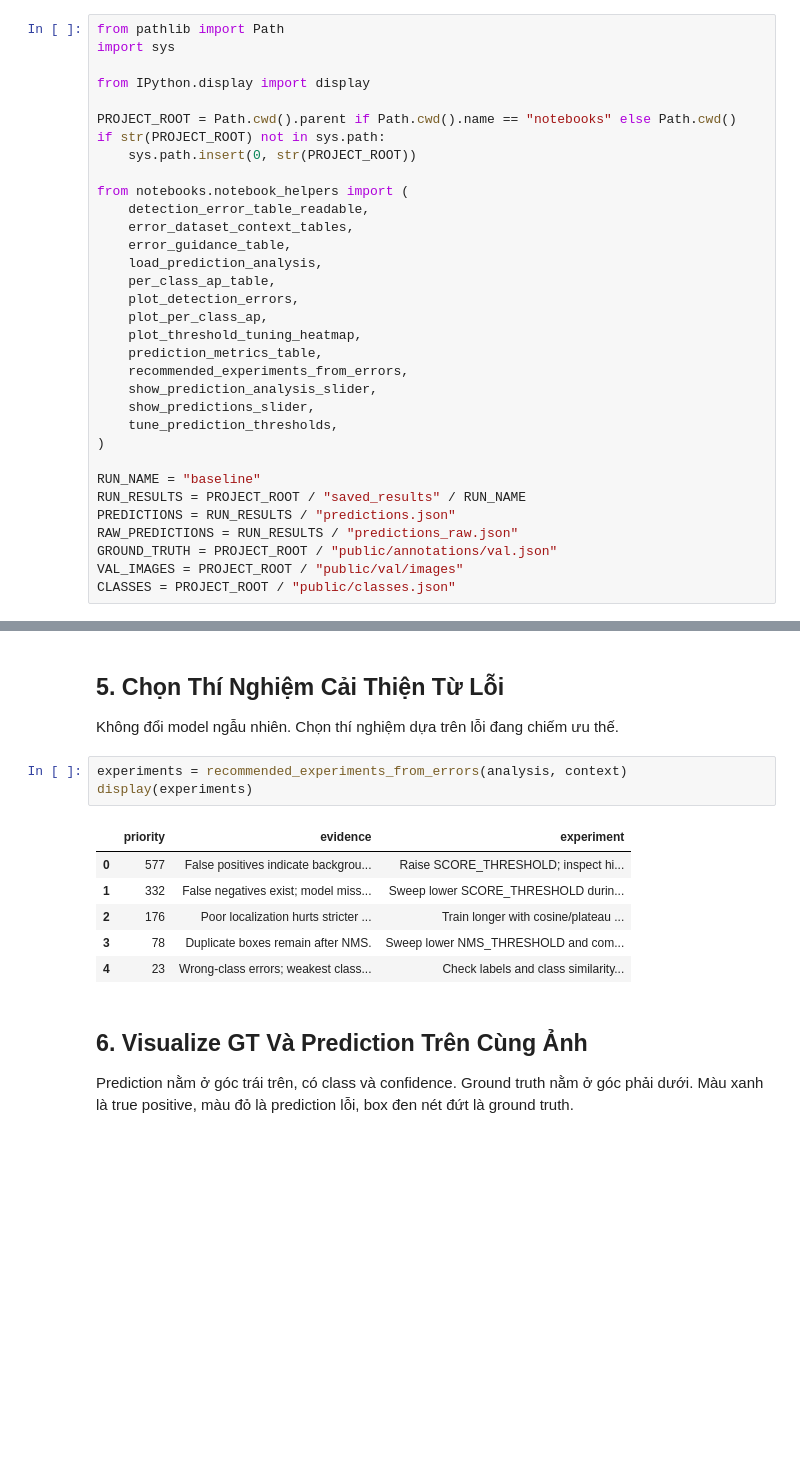
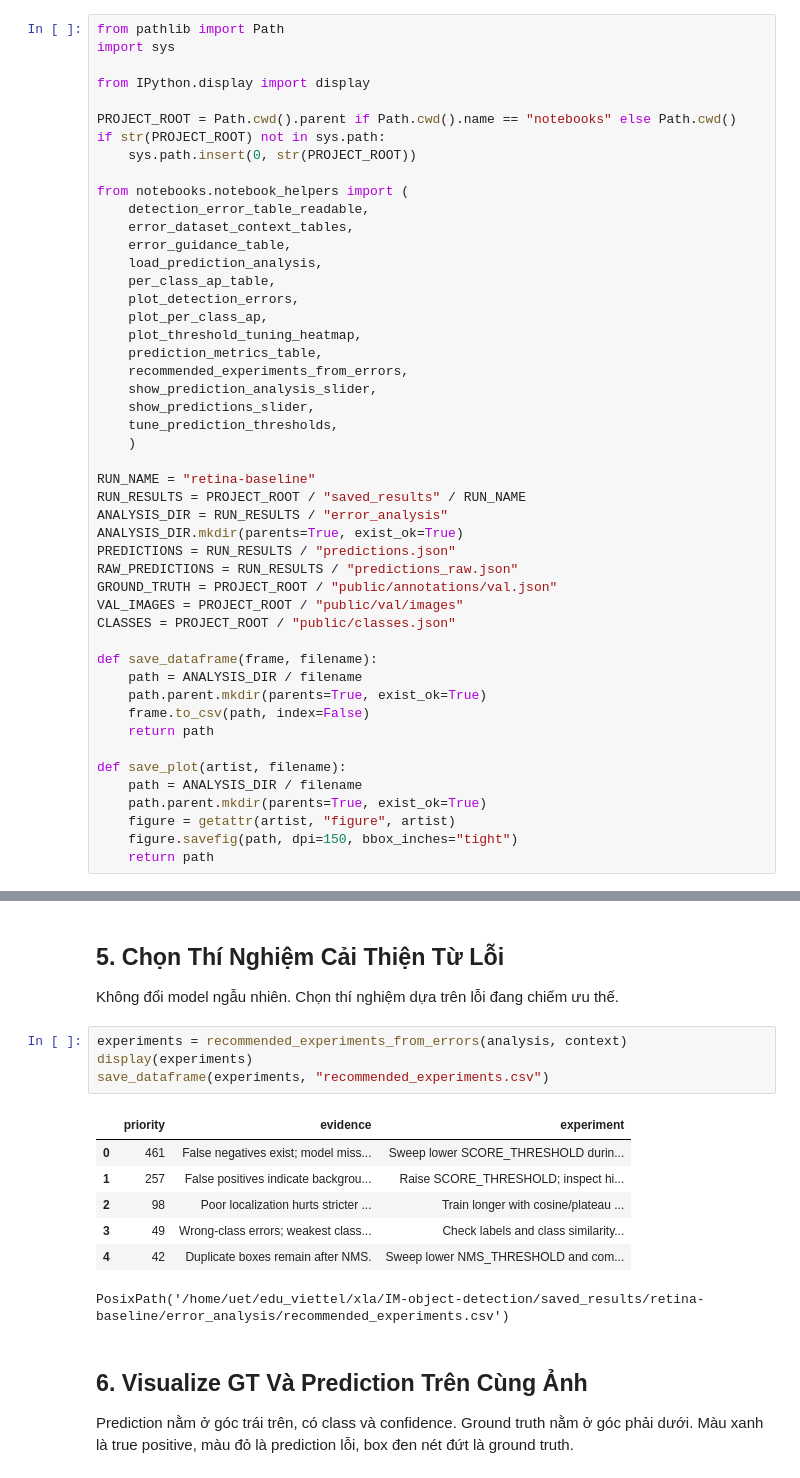
Before and after one commit to ngocbao220/IM-object-detection, a Jupyter notebook: notebooks/error_analysis.ipynb, the cells around one changed output, grey strips where cells are left out. Cells and saved outputs as stored; diff of their text form; blank space fills up the shorter version.

```diff
--- a/notebooks/error_analysis.ipynb
+++ b/notebooks/error_analysis.ipynb
@@ -31,12 +31,27 @@ from notebooks.notebook_helpers import (
     show_prediction_analysis_slider,
     show_predictions_slider,
     tune_prediction_thresholds,
-)
+    )
 
-RUN_NAME = "baseline"
+RUN_NAME = "retina-baseline"
 RUN_RESULTS = PROJECT_ROOT / "saved_results" / RUN_NAME
+ANALYSIS_DIR = RUN_RESULTS / "error_analysis"
+ANALYSIS_DIR.mkdir(parents=True, exist_ok=True)
 PREDICTIONS = RUN_RESULTS / "predictions.json"
 RAW_PREDICTIONS = RUN_RESULTS / "predictions_raw.json"
 GROUND_TRUTH = PROJECT_ROOT / "public/annotations/val.json"
 VAL_IMAGES = PROJECT_ROOT / "public/val/images"
 CLASSES = PROJECT_ROOT / "public/classes.json"
+
+def save_dataframe(frame, filename):
+    path = ANALYSIS_DIR / filename
+    path.parent.mkdir(parents=True, exist_ok=True)
+    frame.to_csv(path, index=False)
+    return path
+
+def save_plot(artist, filename):
+    path = ANALYSIS_DIR / filename
+    path.parent.mkdir(parents=True, exist_ok=True)
+    figure = getattr(artist, "figure", artist)
+    figure.savefig(path, dpi=150, bbox_inches="tight")
+    return path
@@ -159,13 +208,15 @@ Không đổi model ngẫu nhiên. Chọn thí nghiệm dựa trên lỗi đang
 # %%
 experiments = recommended_experiments_from_errors(analysis, context)
 display(experiments)
+save_dataframe(experiments, "recommended_experiments.csv")
 # %% [output]
 |  | priority | evidence | experiment |
-| 0 | 577 | False positives indicate backgrou... | Raise SCORE_THRESHOLD; inspect hi... |
-| 1 | 332 | False negatives exist; model miss... | Sweep lower SCORE_THRESHOLD durin... |
-| 2 | 176 | Poor localization hurts stricter ... | Train longer with cosine/plateau ... |
-| 3 | 78 | Duplicate boxes remain after NMS. | Sweep lower NMS_THRESHOLD and com... |
-| 4 | 23 | Wrong-class errors; weakest class... | Check labels and class similarity... |
+| 0 | 461 | False negatives exist; model miss... | Sweep lower SCORE_THRESHOLD durin... |
+| 1 | 257 | False positives indicate backgrou... | Raise SCORE_THRESHOLD; inspect hi... |
+| 2 | 98 | Poor localization hurts stricter ... | Train longer with cosine/plateau ... |
+| 3 | 49 | Wrong-class errors; weakest class... | Check labels and class similarity... |
+| 4 | 42 | Duplicate boxes remain after NMS. | Sweep lower NMS_THRESHOLD and com... |
+PosixPath('/home/uet/edu_viettel/xla/IM-object-detection/saved_results/retina-baseline/error_analysis/recommended_experiments.csv')
 # %% [markdown]
 ## 6. Visualize GT Và Prediction Trên Cùng Ảnh
 
```
Also changed, not shown: parts of 7 cells of this notebook, 55 other files.
